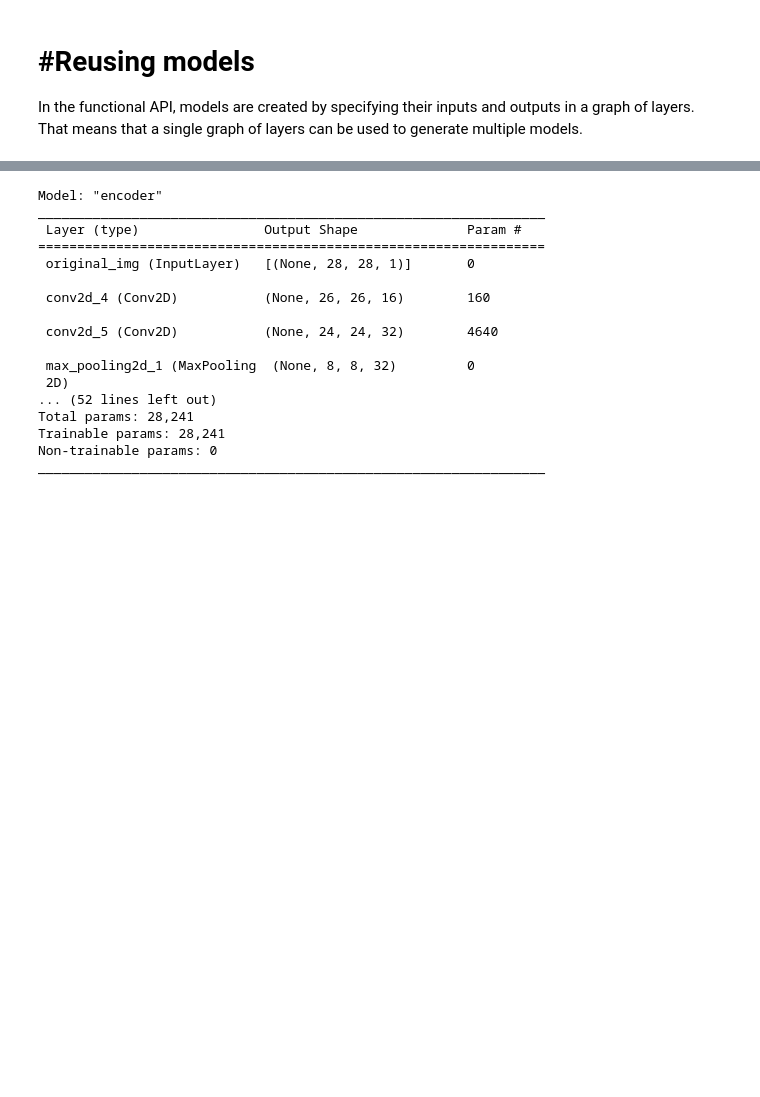
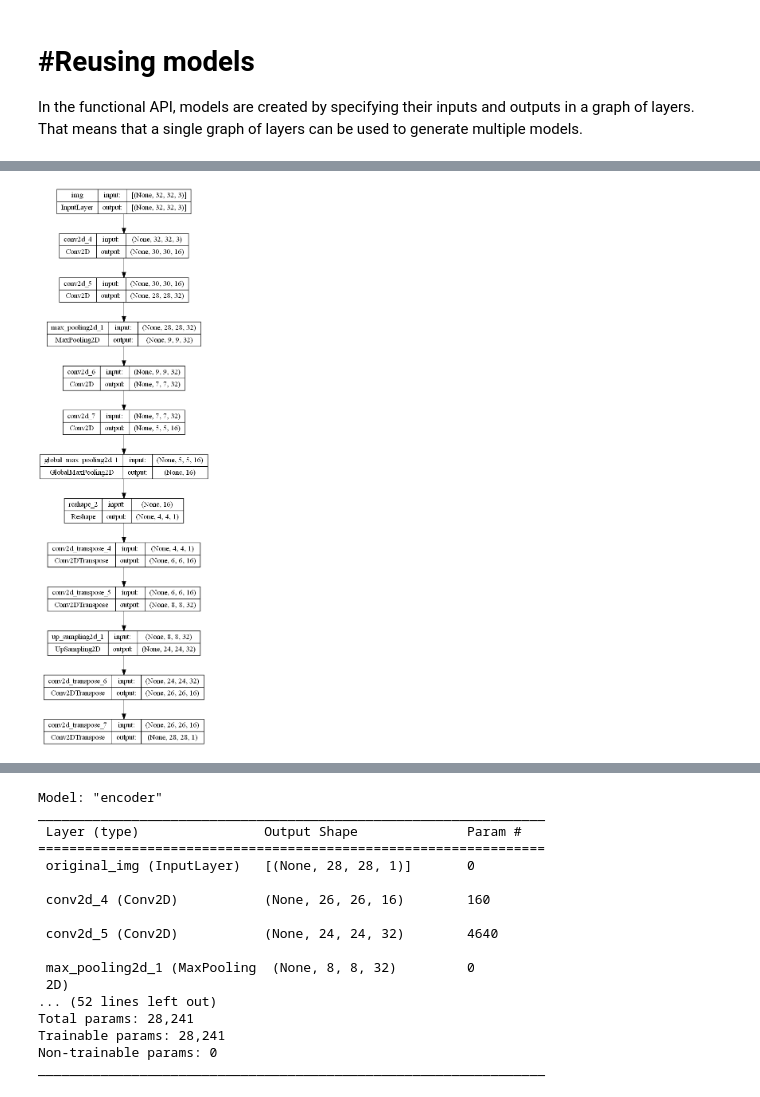
Before and after one commit to dnncamargo/ml-lab, a Jupyter notebook: keras_ds/functional.ipynb, the cells around one changed output, grey strips where cells are left out. Drawn from its saved outputs; the diff is of its cells as text; code cells hidden in the pictures; blank space fills up the shorter version.

```diff
--- a/keras_ds/functional.ipynb
+++ b/keras_ds/functional.ipynb
@@ -394,0 +410,4 @@ _________________________________________________________________
+# %%
+plot_model(autoencoder, 'autoencoder_compress.png', show_shapes=True)
+# %% [output]
+[figure, added]
```
Also changed, not shown: parts of 16 cells of this notebook, 8 other files.
